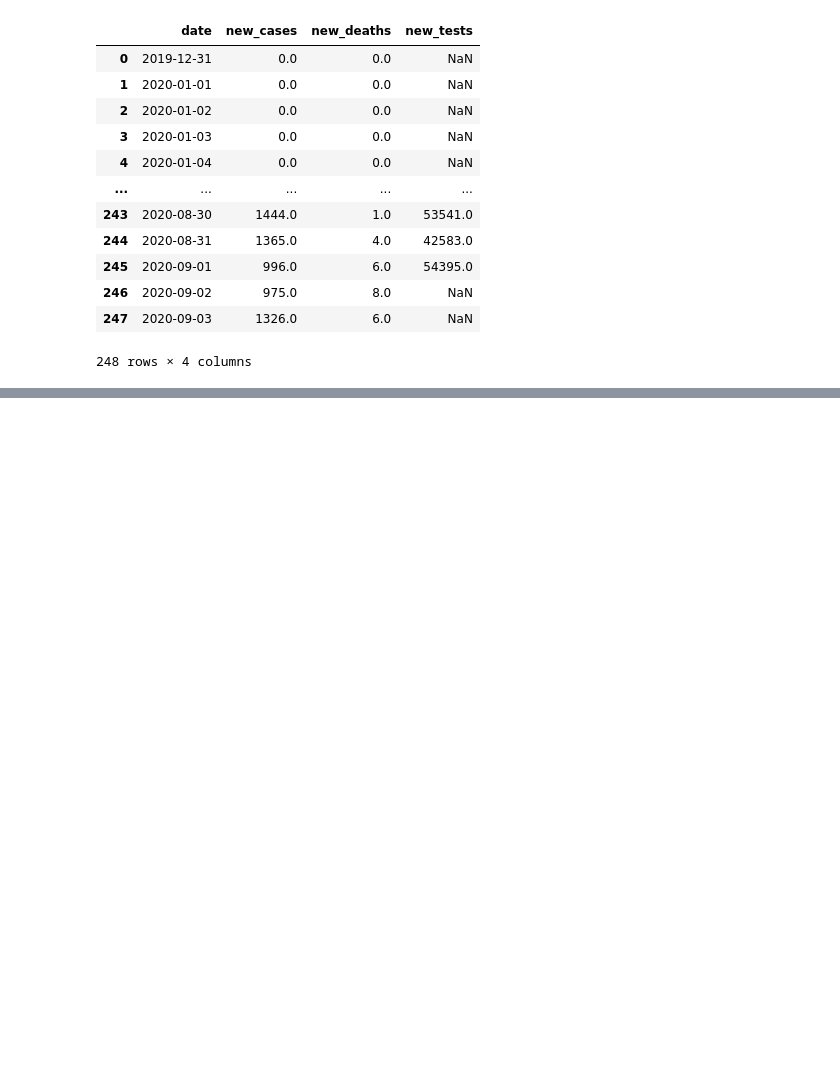
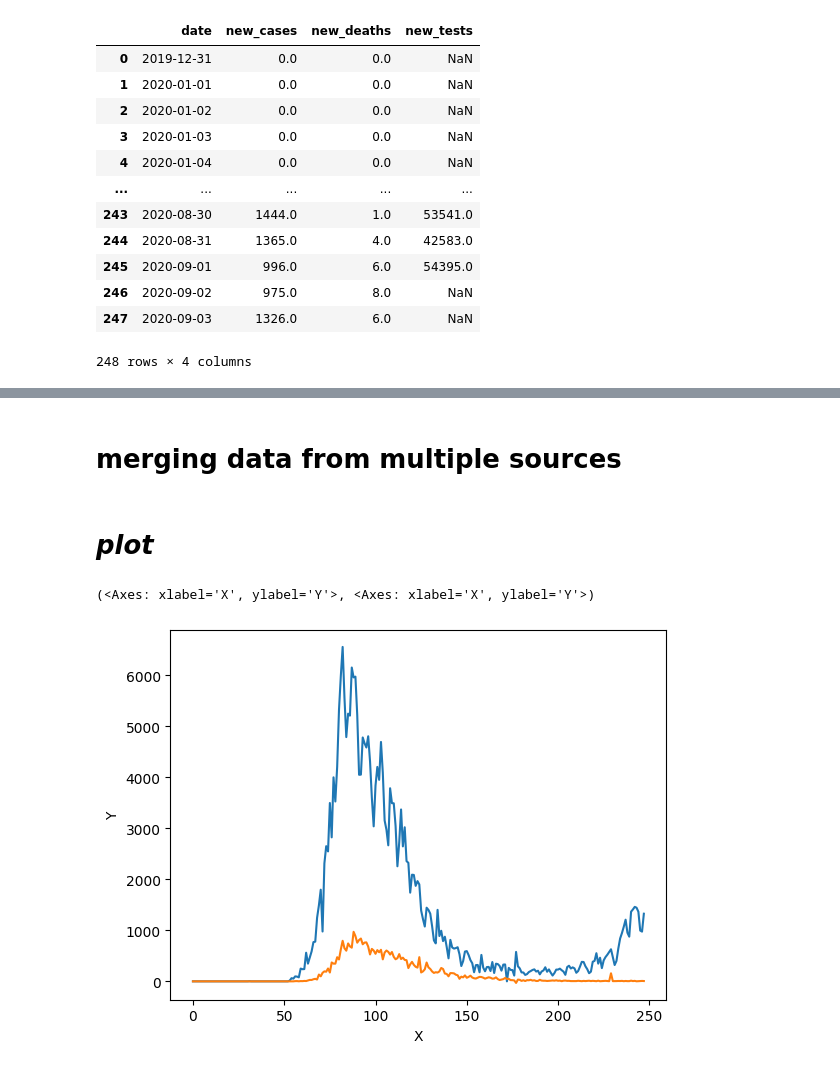
Before and after one commit to Shreya-kudale-19/ml_basics, a Jupyter notebook: ML_using_py.ipynb, the cells around one changed output, grey strips where cells are left out. Saved outputs shown, nothing was run; the diff lists cells and outputs as text; code cells hidden in the pictures; blank space fills up the shorter version.

```diff
--- a/ML_using_py.ipynb
+++ b/ML_using_py.ipynb
@@ -313,3 +299,8 @@ df
 | 246 | 2020-09-02 | 975.0 | 8.0 | NaN |
 | 247 | 2020-09-03 | 1326.0 | 6.0 | NaN |
 248 rows × 4 columns
+# %%
+df['year'] = pd.DatetimeIndex(df.date).year
+df['month'] = pd.DatetimeIndex(df.date).month
+df['day'] = pd.DatetimeIndex(df.date).day
+df['weekday'] = pd.DatetimeIndex(df.date).weekday
@@ -315,0 +383,3 @@ df
+# %%
+df['total_cases'] = df.new_cases.cumsum()
+df['total_tests'] = df.new_tests.cumsum()
@@ -315,0 +402,10 @@ df
+# %% [markdown]
+# **merging data from multiple sources**
+# %% [markdown]
+# ***plot***
+# %%
+df.new_cases.plot(kind='line',xlabel='X'),df.new_deaths.plot(kind='line',ylabel='Y')
+# df.new_tests.plot()
+# %% [output]
+(<Axes: xlabel='X', ylabel='Y'>, <Axes: xlabel='X', ylabel='Y'>)
+[figure, added]
```
Also changed, not shown: parts of 18 cells of this notebook.
